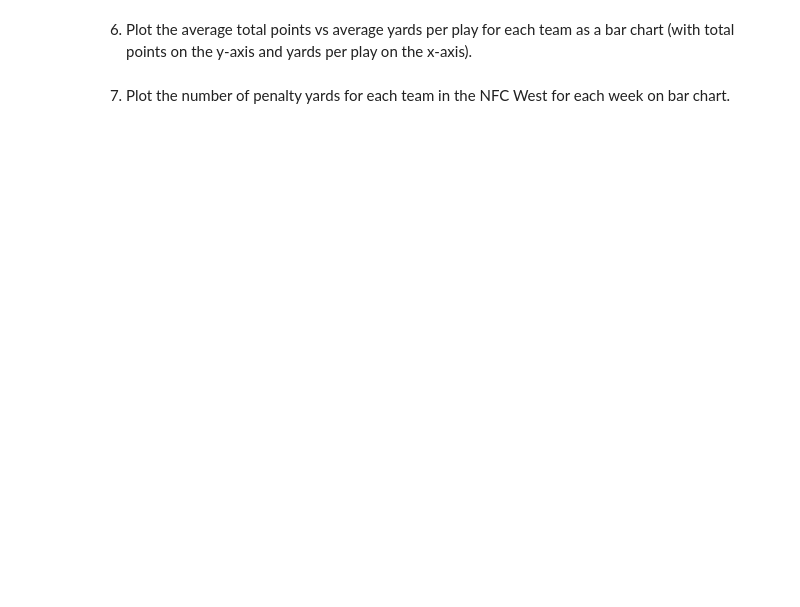
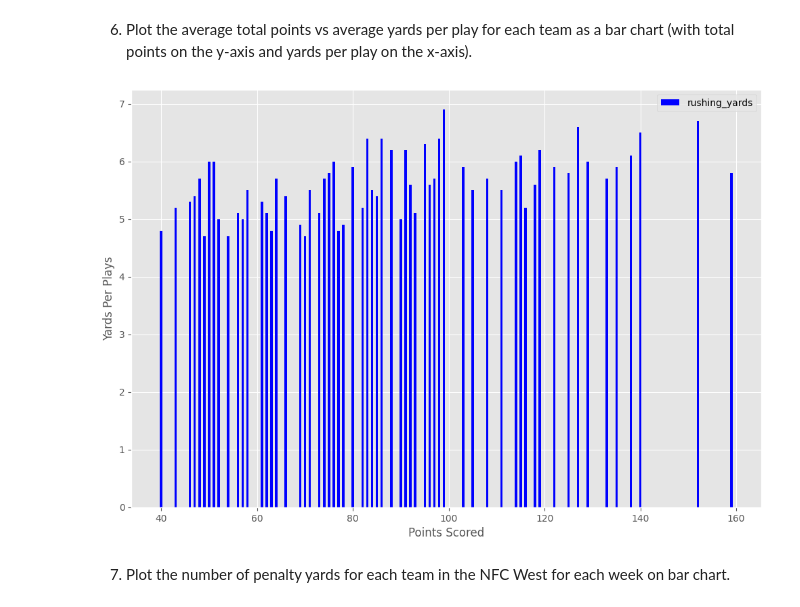
Before and after one commit to CooperIsSuperCool/cis277-fa22-Lab5, a Jupyter notebook: Lab5.ipynb, the cells around one changed output. Drawn from its saved outputs; the diff is of its cells as text; code cells hidden in the pictures; blank space fills up the shorter version.

```diff
--- a/Lab5.ipynb
+++ b/Lab5.ipynb
@@ -39,4 +127,20 @@ barhplot
 # %% [markdown]
 6. Plot the average total points vs average yards per play for each team as a bar chart (with total points on the y-axis and yards per play on the x-axis).
+# %%
+barWidth = .3
+plt.subplots(figsize =(12, 8))
+
+br1 = np.arange(len(df.passing_yards))
+br2 = [x + barWidth for x in br1]
+
+plt.bar(df.points_scored, df.yards_per_play, width = .5, color = 'blue', label = 'rushing_yards')
+
+plt.xlabel('Points Scored')
+plt.ylabel('Yards Per Plays')
+
+plt.legend()
+plt.show()
+# %% [output]
+[figure, added]
 # %% [markdown]
 7. Plot the number of penalty yards for each team in the NFC West for each week on bar chart.
```
Also changed, not shown: parts of 9 cells of this notebook.
